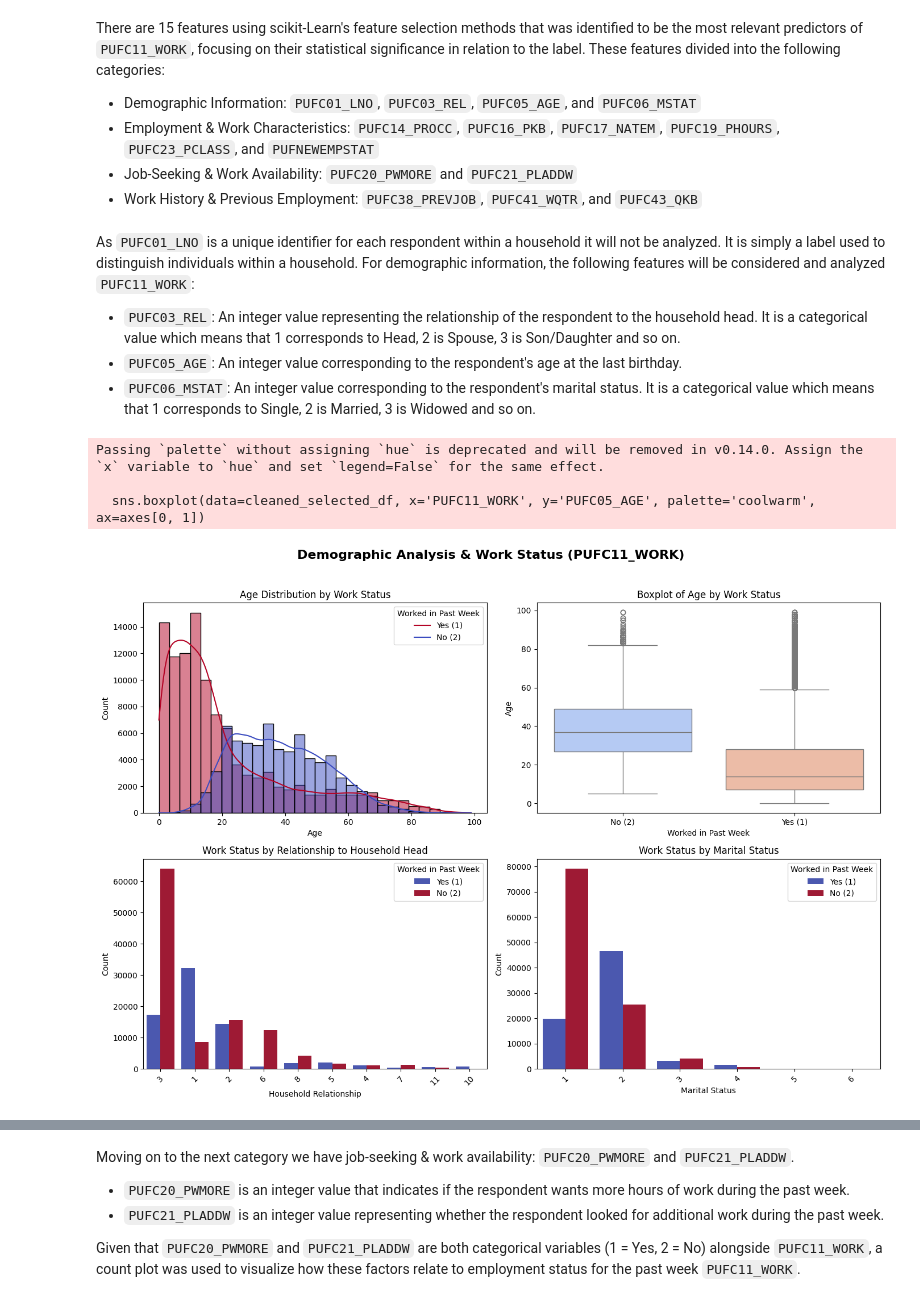
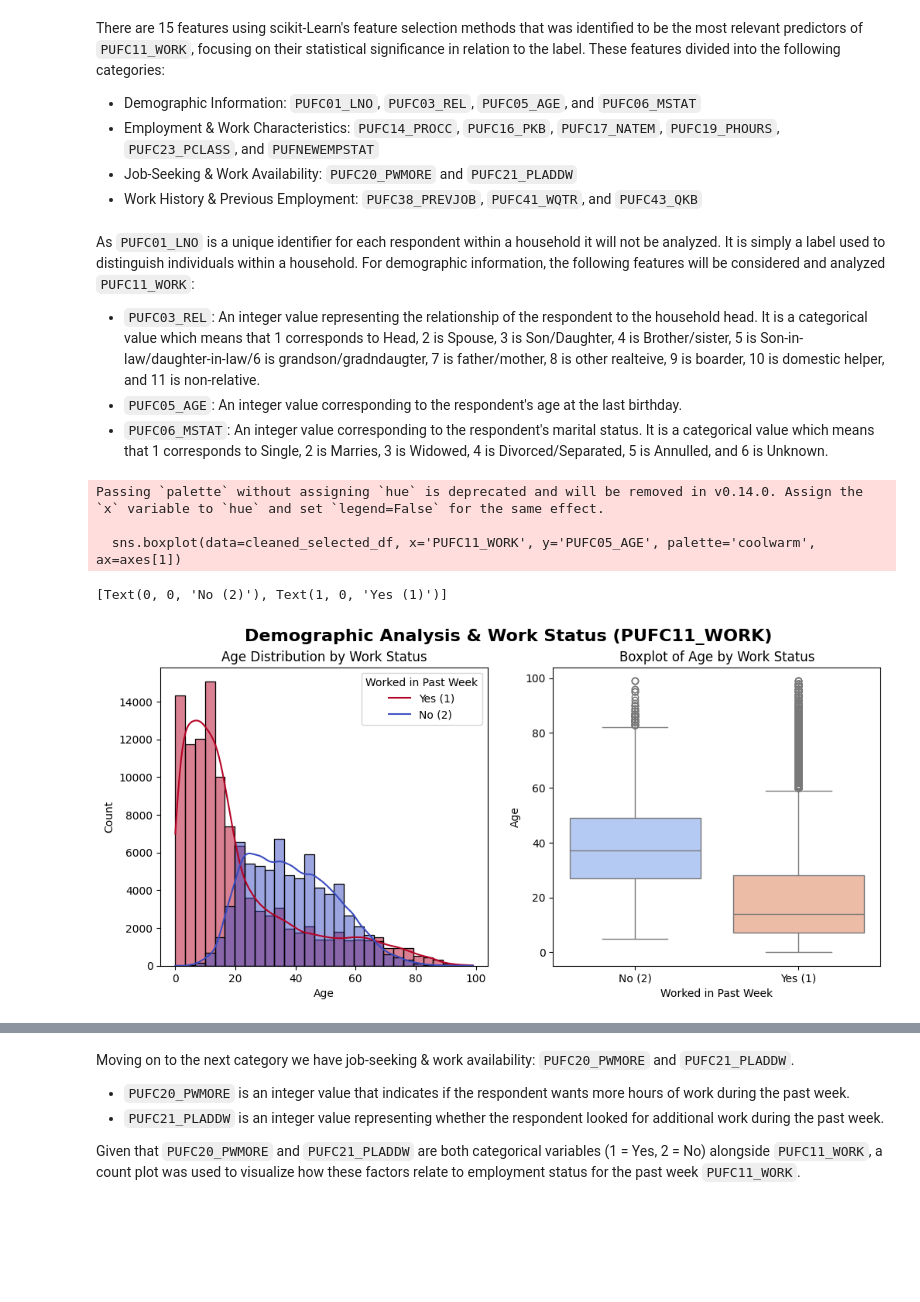
Before and after one commit to MatthewHeinz/STINTSY_MCO1, a Jupyter notebook: MCO1.ipynb, the cells around one changed output, grey strips where cells are left out. Cells and saved outputs as stored; diff of their text form; code cells hidden in the pictures; blank space fills up the shorter version.

```diff
--- a/MCO1.ipynb
+++ b/MCO1.ipynb
@@ -380,51 +382,29 @@ Here we can see that 60.5% of our users are unemployed, while 39.5% of them are
 - Work History & Previous Employment: `PUFC38_PREVJOB`, `PUFC41_WQTR`, and `PUFC43_QKB`
 # %% [markdown]
 As `PUFC01_LNO` is a unique identifier for each respondent within a household it will not be analyzed. It is simply a label used to distinguish individuals within a household. For demographic information, the following features will be considered and analyzed `PUFC11_WORK`:
-- `PUFC03_REL`: An integer value representing the relationship of the respondent to the household head. It is a categorical value which means that 1 corresponds to Head, 2 is Spouse, 3 is Son/Daughter and so on.
+- `PUFC03_REL`: An integer value representing the relationship of the respondent to the household head. It is a categorical value which means that 1 corresponds to Head, 2 is Spouse, 3 is Son/Daughter, 4 is Brother/sister, 5 is Son-in-law/daughter-in-law/6 is grandson/gradndaugter, 7 is father/mother, 8 is other realteive, 9 is boarder, 10 is domestic helper, and 11 is non-relative.
 - `PUFC05_AGE`: An integer value corresponding to the respondent's age at the last birthday.
-- `PUFC06_MSTAT`: An integer value corresponding to the respondent's marital status. It is a categorical value which means that 1 corresponds to Single, 2 is Married, 3 is Widowed and so on.
+- `PUFC06_MSTAT`: An integer value corresponding to the respondent's marital status. It is a categorical value which means that 1 corresponds to Single, 2 is Marries, 3 is Widowed, 4 is Divorced/Separated, 5 is Annulled, and 6 is Unknown.
 # %%
-# Create figure with subplots (2 rows, 2 columns)
-fig, axes = plt.subplots(2, 2, figsize=(14, 10))
+fig, axes = plt.subplots(1, 2, figsize=(12, 5))
 fig.suptitle("Demographic Analysis & Work Status (PUFC11_WORK)", fontsize=16, fontweight='bold')
 
-### 1. Age Distribution - Histogram ###
-sns.histplot(cleaned_selected_df, x='PUFC05_AGE', hue='PUFC11_WORK', kde=True, bins=30, palette='coolwarm', ax=axes[0, 0])
-axes[0, 0].set_xlabel("Age")
-axes[0, 0].set_ylabel("Count")
-axes[0, 0].set_title("Age Distribution by Work Status")
-axes[0, 0].legend(title="Worked in Past Week", labels=["Yes (1)", "No (2)"])
+#Age Distribution - Histogram
+sns.histplot(cleaned_selected_df, x='PUFC05_AGE', hue='PUFC11_WORK', kde=True, bins=30, palette='coolwarm', ax=axes[0])
+axes[0].set_xlabel("Age")
+axes[0].set_ylabel("Count")
+axes[0].set_title("Age Distribution by Work Status")
+axes[0].legend(title="Worked in Past Week", labels=["Yes (1)", "No (2)"])
 
-### 2. Age & Work Status - Boxplot ###
-sns.boxplot(data=cleaned_selected_df, x='PUFC11_WORK', y='PUFC05_AGE', palette='coolwarm', ax=axes[0, 1])
-axes[0, 1].set_xlabel("Worked in Past Week")
-axes[0, 1].set_ylabel("Age")
-axes[0, 1].set_title("Boxplot of Age by Work Status")
-axes[0, 1].set_xticklabels(["No (2)", "Yes (1)"])
-
-### 3. Relationship to Household Head - Count Plot ###
-top_relationships = cleaned_selected_df['PUFC03_REL'].value_counts().nlargest(10).index  # Top 10 categories
-filtered_df = cleaned_selected_df[cleaned_selected_df['PUFC03_REL'].isin(top_relationships)]  # Filter dataset
-sns.countplot(data=filtered_df, x='PUFC03_REL', hue='PUFC11_WORK', palette='coolwarm', order=top_relationships, ax=axes[1, 0])
-axes[1, 0].set_xlabel("Household Relationship")
-axes[1, 0].set_ylabel("Count")
-axes[1, 0].set_title("Work Status by Relationship to Household Head")
-axes[1, 0].tick_params(axis='x', rotation=45)
-axes[1, 0].legend(title="Worked in Past Week", labels=["Yes (1)", "No (2)"])
-
-### 4. Marital Status - Count Plot ###
-sns.countplot(data=cleaned_selected_df, x='PUFC06_MSTAT', hue='PUFC11_WORK', palette='coolwarm', ax=axes[1, 1])
-axes[1, 1].set_xlabel("Marital Status")
-axes[1, 1].set_ylabel("Count")
-axes[1, 1].set_title("Work Status by Marital Status")
-axes[1, 1].tick_params(axis='x', rotation=45)
-axes[1, 1].legend(title="Worked in Past Week", labels=["Yes (1)", "No (2)"])
-
-# Adjust layout for clarity
-plt.tight_layout(rect=[0, 0, 1, 0.96])  # Prevent overlap with suptitle
-plt.show()
+#Age & Work Status during the past week - Boxplot
+sns.boxplot(data=cleaned_selected_df, x='PUFC11_WORK', y='PUFC05_AGE', palette='coolwarm', ax=axes[1])
+axes[1].set_xlabel("Worked in Past Week")
+axes[1].set_ylabel("Age")
+axes[1].set_title("Boxplot of Age by Work Status")
+axes[1].set_xticklabels(["No (2)", "Yes (1)"])
 # %% [output]
 Passing `palette` without assigning `hue` is deprecated and will be removed in v0.14.0. Assign the `x` variable to `hue` and set `legend=False` for the same effect.
 
-  sns.boxplot(data=cleaned_selected_df, x='PUFC11_WORK', y='PUFC05_AGE', palette='coolwarm', ax=axes[0, 1])
+  sns.boxplot(data=cleaned_selected_df, x='PUFC11_WORK', y='PUFC05_AGE', palette='coolwarm', ax=axes[1])
+[Text(0, 0, 'No (2)'), Text(1, 0, 'Yes (1)')]
-[figure, old version]
+[figure, new version]
```
Also changed, not shown: parts of 17 cells of this notebook.
